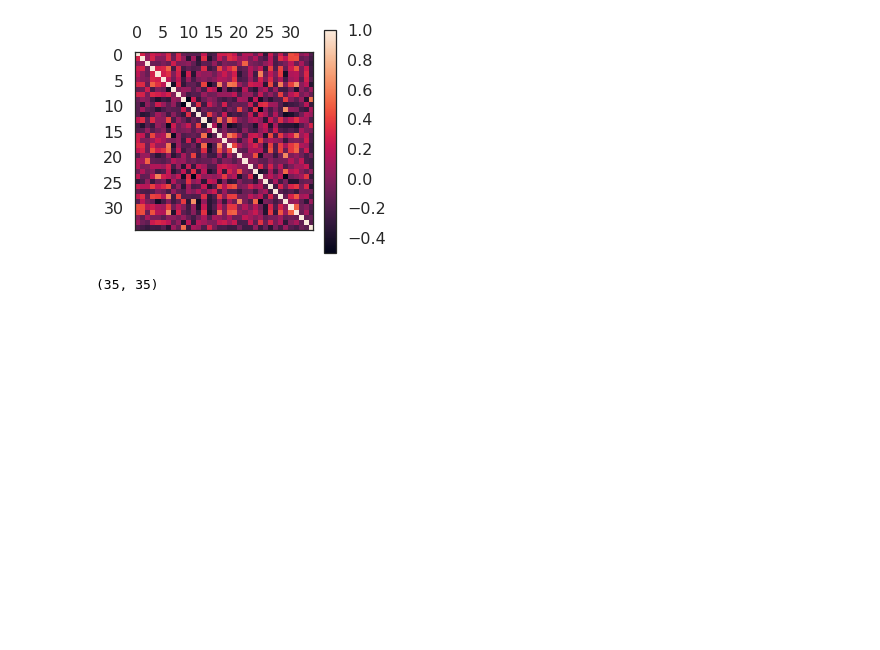
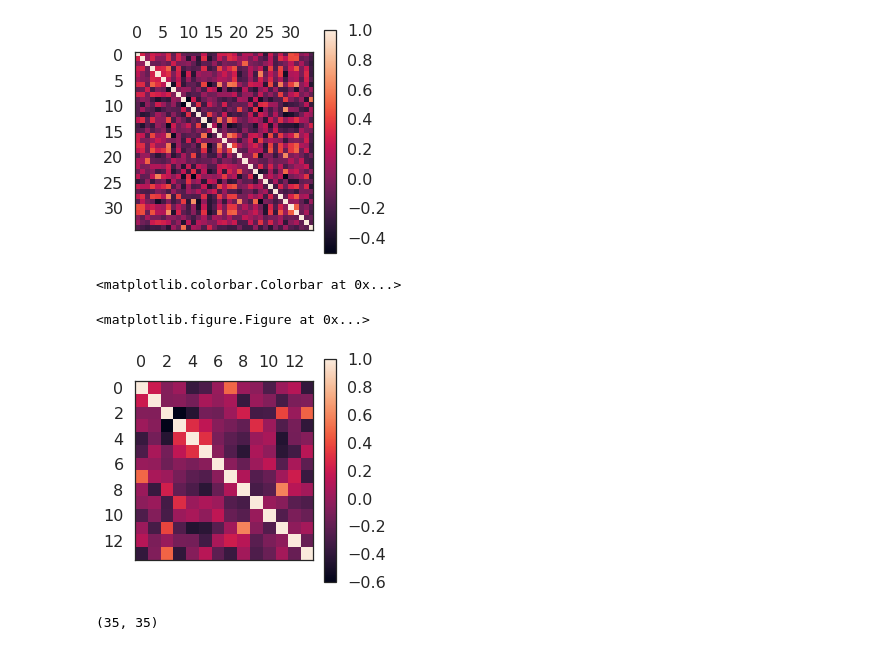
Before and after one commit to brialorelle/kiddraw, a Jupyter notebook: analysis/museumdraw/pythonNotebook/analyze_features_museumdraw_e1.ipynb, the cells around one changed output. Saved outputs shown, nothing was run; the diff lists cells and outputs as text; code cells hidden in the pictures; blank space fills up the shorter version.

```diff
--- a/analysis/museumdraw/pythonNotebook/analyze_features_museumdraw_e1.ipynb
+++ b/analysis/museumdraw/pythonNotebook/analyze_features_museumdraw_e1.ipynb
@@ -219,0 +262,13 @@ KM = KM.reset_index(drop=True)
+# %%
+younger_labels = KM[KM['coarse_age'] == 'younger']['label'].values
+older_labels = KM[KM['coarse_age'] == 'older']['label'].values
+thres=4
+high_number_labels=[]
+for label in common_labels:
+    if sum(older_labels == label)>thres:
+        if sum(younger_labels == label)>thres:
+            print label
+            high_number_labels.append(label)
+
+KFS, KMS = subset_common_labels(KF, KM, high_number_labels)
+KMS = KMS.reset_index(drop=True)
@@ -230,6 +321,19 @@ plt.colorbar()
 <matplotlib.colorbar.Colorbar at 0x...>
 <matplotlib.figure.Figure at 0x...>
 [figure]
+# %%
+## plot RDM collapsing across all ages -- subset
+sns.set_style('white')
+fig = plt.figure(figsize=(6,6))
+labels = KMS.label.values
+means = get_class_means(KFS, labels)
+CORRMAT = np.corrcoef(means)
+plt.matshow(CORRMAT)
+plt.colorbar()
+# %% [output]
+<matplotlib.colorbar.Colorbar at 0x...>
+<matplotlib.figure.Figure at 0x...>
+[figure, added]
 # %%
 ## get RDM for older kids (7,8,9,10)
 ind = KM.index[KM['coarse_age'] == 'older']
```
Also changed, not shown: parts of 28 cells of this notebook, 1 other file.
